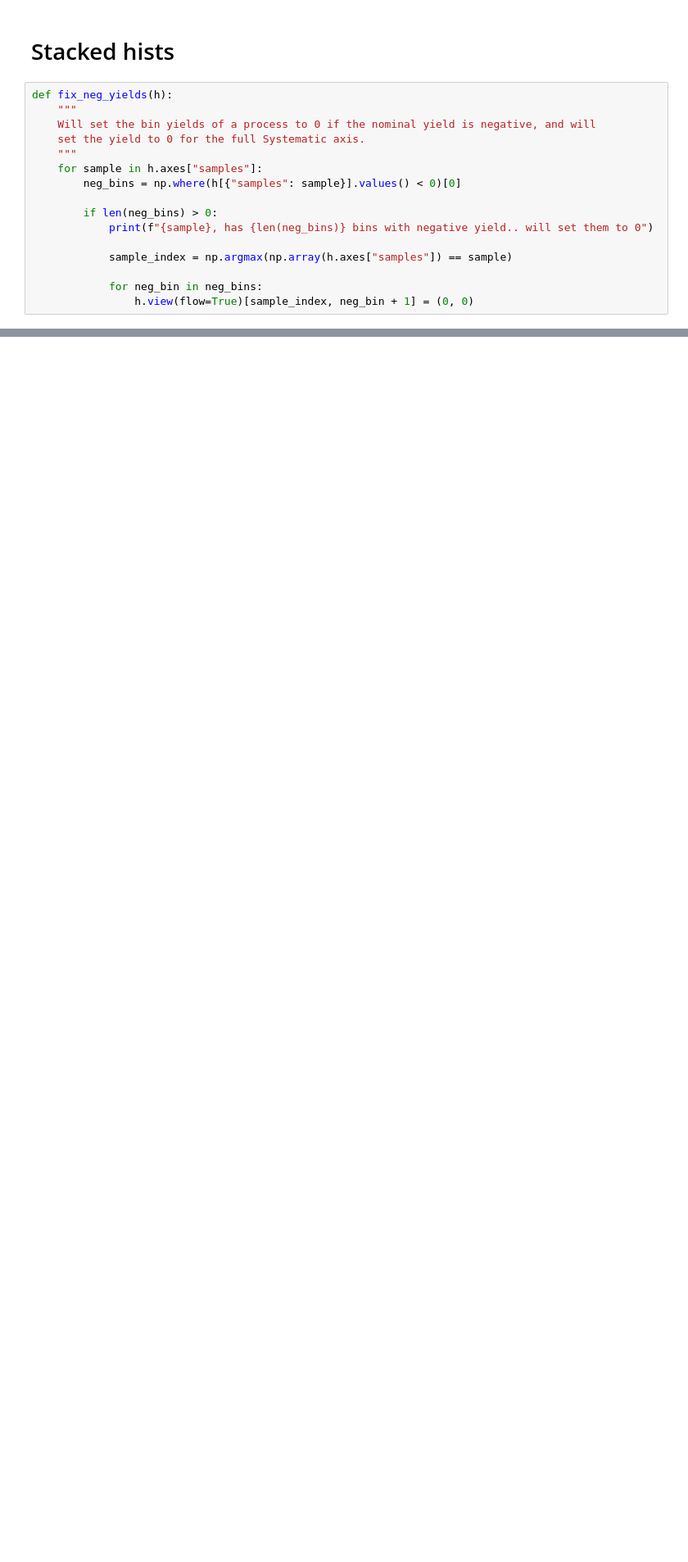
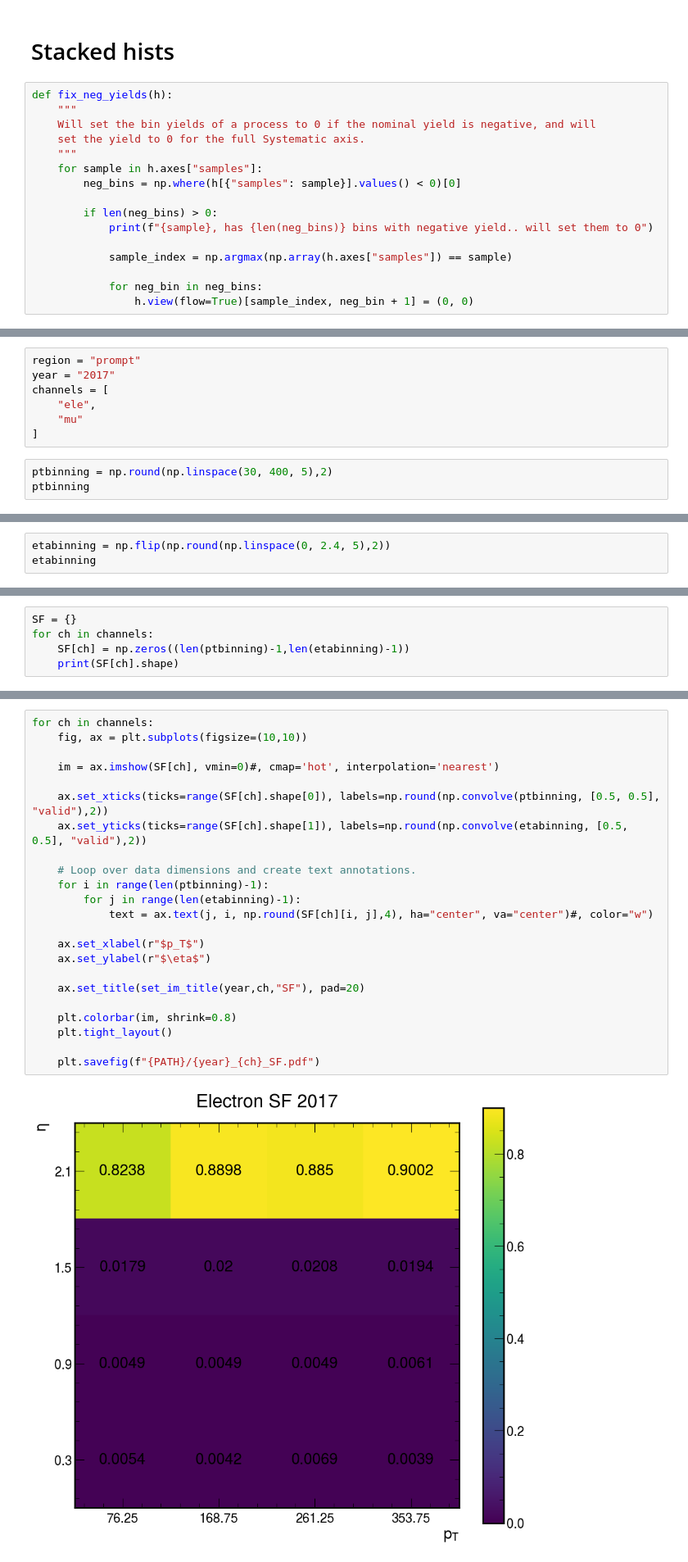
Before and after one commit to quinnanm/boostedhiggs, a Jupyter notebook: binder/fakes.ipynb, the cells around one changed output, grey strips where cells are left out. Shown at 82% size. Saved outputs shown, nothing was run; the diff lists cells and outputs as text; blank space fills up the shorter version.

```diff
--- a/binder/fakes.ipynb
+++ b/binder/fakes.ipynb
@@ -2533,0 +404,10 @@ plt.savefig(f"/Users/fmokhtar/Desktop/farakiko/{sample}.pdf")
+# %%
+region = "prompt"
+year = "2017"
+channels = [
+    "ele",
+    "mu"
+]
+# %%
+ptbinning = np.round(np.linspace(30, 400, 5),2)
+ptbinning
@@ -2533,0 +416,3 @@ plt.savefig(f"/Users/fmokhtar/Desktop/farakiko/{sample}.pdf")
+# %%
+etabinning = np.flip(np.round(np.linspace(0, 2.4, 5),2))
+etabinning
@@ -2533,0 +421,5 @@ plt.savefig(f"/Users/fmokhtar/Desktop/farakiko/{sample}.pdf")
+# %%
+SF = {}
+for ch in channels:
+    SF[ch] = np.zeros((len(ptbinning)-1,len(etabinning)-1))
+    print(SF[ch].shape)
@@ -2533,0 +478,25 @@ plt.savefig(f"/Users/fmokhtar/Desktop/farakiko/{sample}.pdf")
+# %%
+for ch in channels:
+    fig, ax = plt.subplots(figsize=(10,10))
+
+    im = ax.imshow(SF[ch], vmin=0)#, cmap='hot', interpolation='nearest')
+
+    ax.set_xticks(ticks=range(SF[ch].shape[0]), labels=np.round(np.convolve(ptbinning, [0.5, 0.5], "valid"),2))
+    ax.set_yticks(ticks=range(SF[ch].shape[1]), labels=np.round(np.convolve(etabinning, [0.5, 0.5], "valid"),2))
+
+    # Loop over data dimensions and create text annotations.
+    for i in range(len(ptbinning)-1):
+        for j in range(len(etabinning)-1):
+            text = ax.text(j, i, np.round(SF[ch][i, j],4), ha="center", va="center")#, color="w")
+
+    ax.set_xlabel(r"$p_T$")
+    ax.set_ylabel(r"$\eta$")
+
+    ax.set_title(set_im_title(year,ch,"SF"), pad=20)
+
+    plt.colorbar(im, shrink=0.8)
+    plt.tight_layout()
+
+    plt.savefig(f"{PATH}/{year}_{ch}_SF.pdf")
+# %% [output]
+[figure, added]
```
Also changed, not shown: parts of 100 cells of this notebook, 12 other files.
